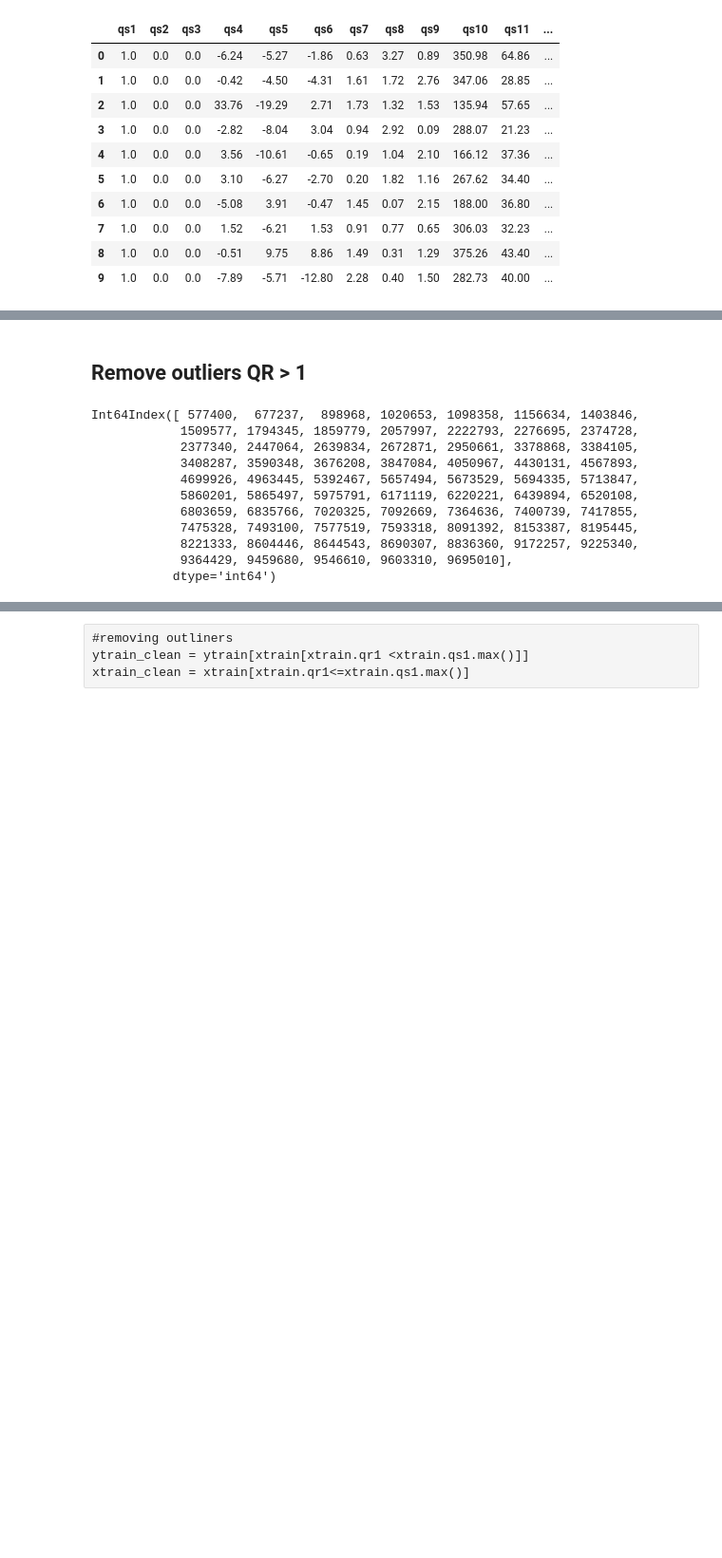
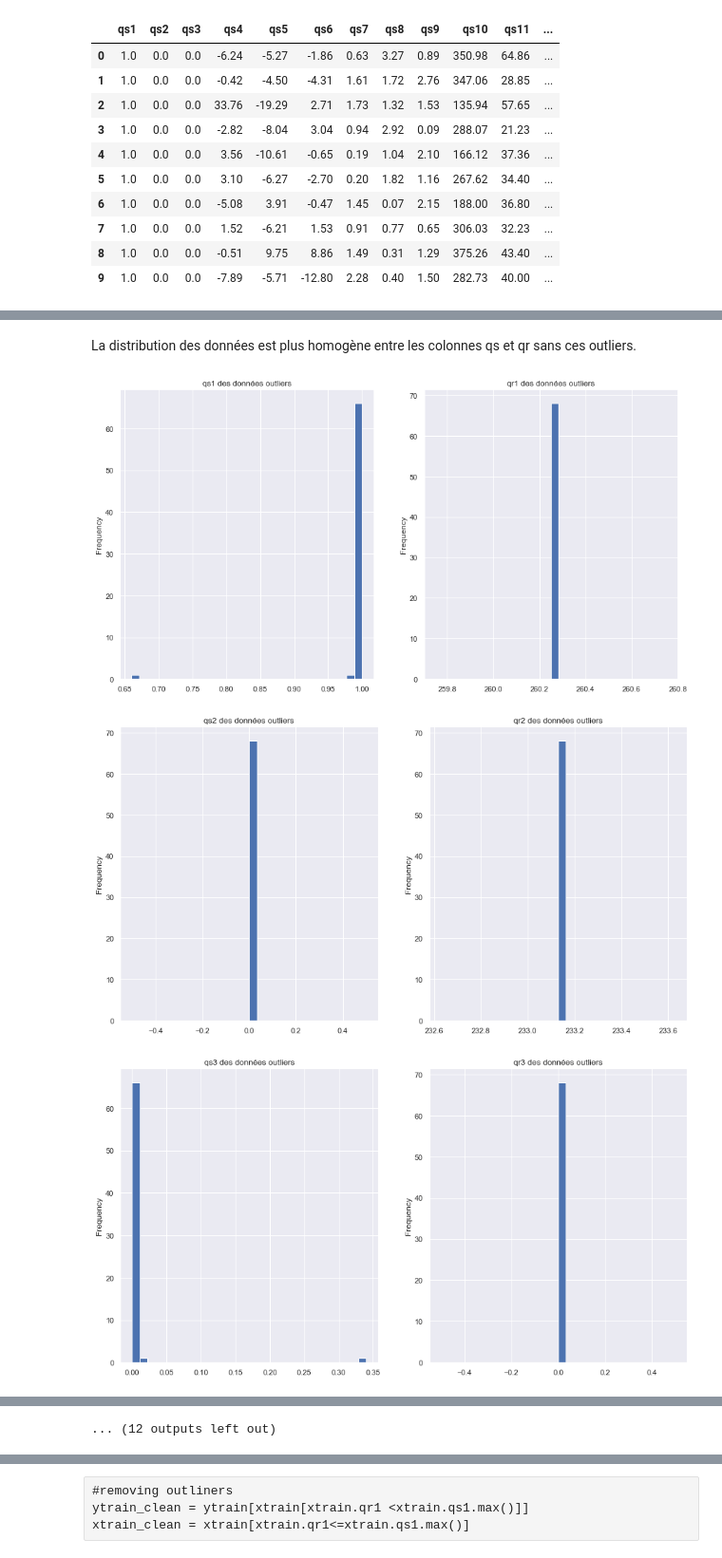
Before and after one commit to Martinez-TAD/MDI343_Challenge, a Jupyter notebook: FeatureAnalysis.ipynb, the cells around one changed output, grey strips where cells are left out. Shown at 95% size. Drawn from its saved outputs; the diff is of its cells as text; code cells hidden in the pictures; blank space fills up the shorter version.

```diff
--- a/FeatureAnalysis.ipynb
+++ b/FeatureAnalysis.ipynb
@@ -100,20 +107,0 @@ for c in columns_logs:
-# %% [markdown]
-## Remove outliers QR > 1
-# %%
-ytrain=pd.read_csv("data/ytrain_challenge.csv")
-print(ytrain[xtrain.qr9 >xtrain.qs9.max()].index)
-ytrain[xtrain.qr1 >xtrain.qs1.max()].index
-
-train_outliers = xtrain[xtrain.qr1 >xtrain.qs1.max()]
-# %% [output]
-Int64Index([ 577400,  677237,  898968, 1020653, 1098358, 1156634, 1403846,
-            1509577, 1794345, 1859779, 2057997, 2222793, 2276695, 2374728,
-            2377340, 2447064, 2639834, 2672871, 2950661, 3378868, 3384105,
-            3408287, 3590348, 3676208, 3847084, 4050967, 4430131, 4567893,
-            4699926, 4963445, 5392467, 5657494, 5673529, 5694335, 5713847,
-            5860201, 5865497, 5975791, 6171119, 6220221, 6439894, 6520108,
-            6803659, 6835766, 7020325, 7092669, 7364636, 7400739, 7417855,
-            7475328, 7493100, 7577519, 7593318, 8091392, 8153387, 8195445,
-            8221333, 8604446, 8644543, 8690307, 8836360, 9172257, 9225340,
-            9364429, 9459680, 9546610, 9603310, 9695010],
-           dtype='int64')
@@ -122,0 +108,21 @@ xtest = pd.read_csv('data/xtest_challenge.csv')
+# %% [markdown]
+La distribution des données est plus homogène entre les colonnes qs et qr sans ces outliers.
+# %%
+# Affichage de données des outliers
+columns_logs = np.arange(0,13)
+for c in columns_logs:
+    fig, (ax1, ax2) = plt.subplots(1, 2)
+    train_outliers[train_outliers.columns[c]].plot(kind='hist', bins=30, ax=ax1)
+    ax1.set_title(train_outliers.columns[c] +" des données outliers")
+    train_outliers[train_outliers.columns[c+13]].plot(kind='hist', bins=30, ax=ax2)
+    ax2.set_title(train_outliers.columns[c+13]+" des données outliers")
+    plt.show()
+
+for c in cols_S1_11:
+    train_outliers[c].plot(kind='hist', bins=30, logy=True)
+    plt.title(c+" des données outliers")
+    plt.show()
+# %% [output]
+[figure, added]
+[figure, added]
+[figure, added]
@@ -122,0 +138 @@ xtest = pd.read_csv('data/xtest_challenge.csv')
+... (12 outputs left out)
```
Also changed, not shown: parts of 114 cells of this notebook.
